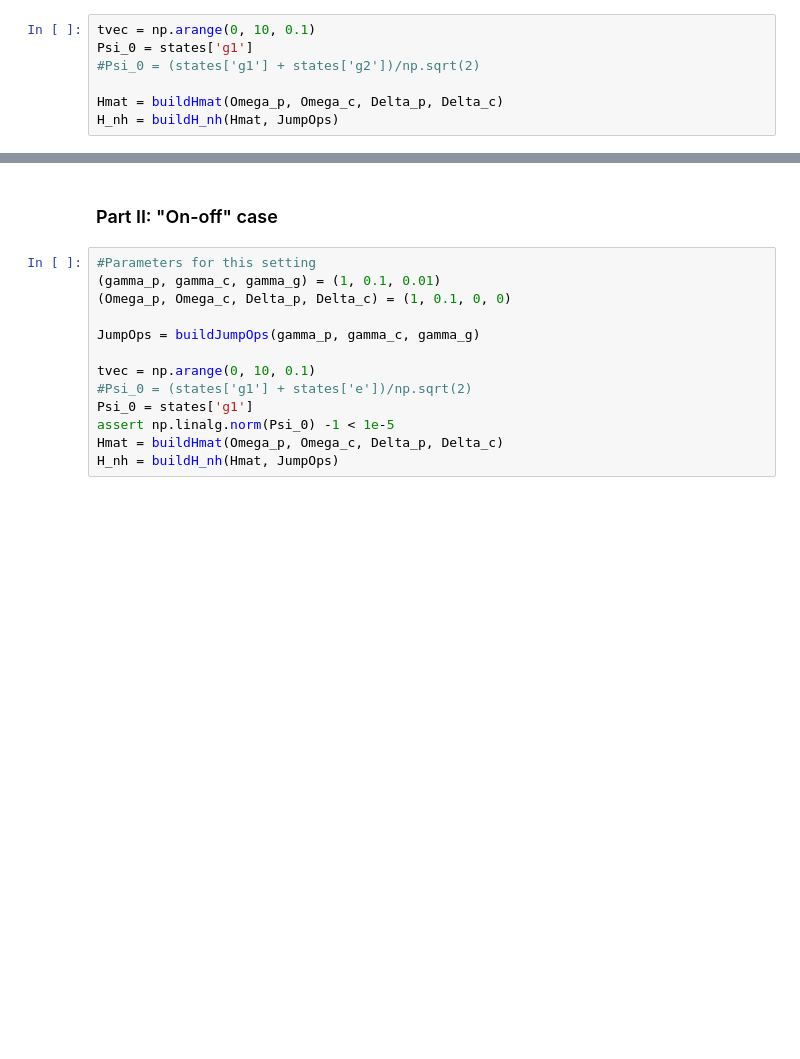
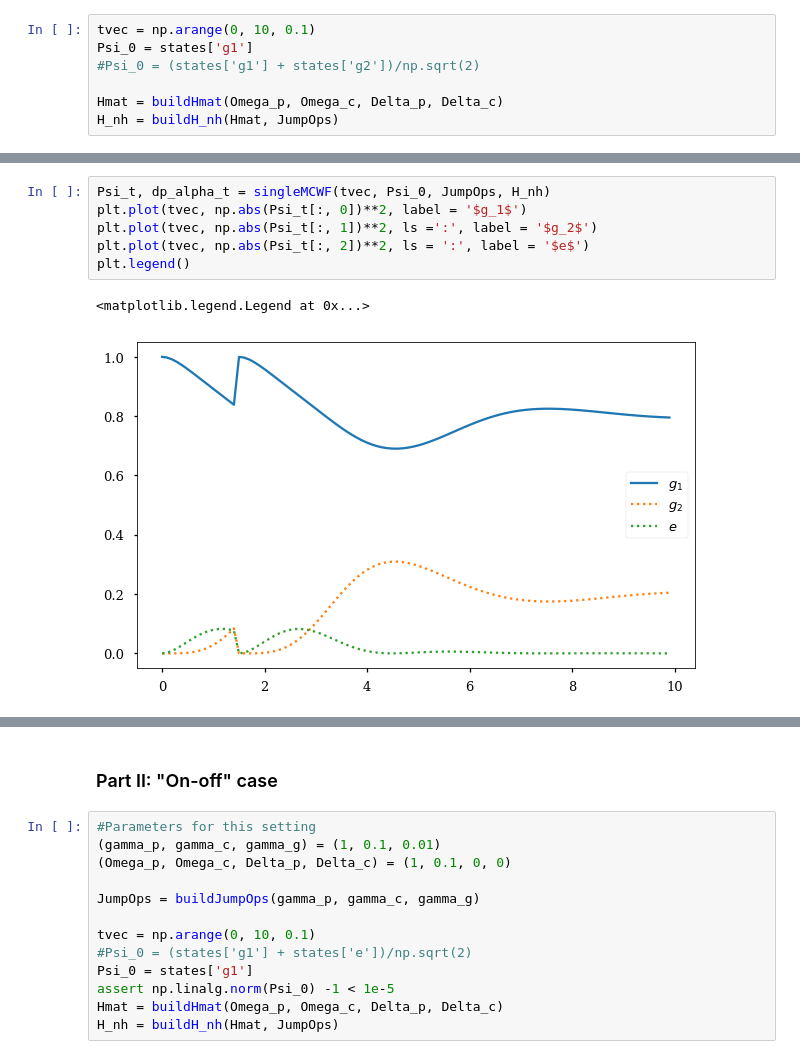
Before and after one commit to mathieukaltschmidt/Computational-Quantum-Dynamics, a Jupyter notebook: Exercise sheet 10/exercise10 (1).ipynb, the cells around one changed output, grey strips where cells are left out. Saved outputs shown, nothing was run; the diff lists cells and outputs as text; blank space fills up the shorter version.

```diff
--- a/Exercise sheet 10/exercise10 (1).ipynb
+++ b/Exercise sheet 10/exercise10 (1).ipynb
@@ -158,3 +167,12 @@ plt.legend()
+# %%
+Psi_t, dp_alpha_t = singleMCWF(tvec, Psi_0, JumpOps, H_nh)
+plt.plot(tvec, np.abs(Psi_t[:, 0])**2, label = '$g_1$')
+plt.plot(tvec, np.abs(Psi_t[:, 1])**2, ls =':', label = '$g_2$')
+plt.plot(tvec, np.abs(Psi_t[:, 2])**2, ls = ':', label = '$e$')
+plt.legend()
+# %% [output]
+<matplotlib.legend.Legend at 0x...>
+[figure, added]
 # %%
 plt.plot(dp_alpha_t)
 print(JumpOps)
```
Also changed, not shown: parts of 4 cells of this notebook.
